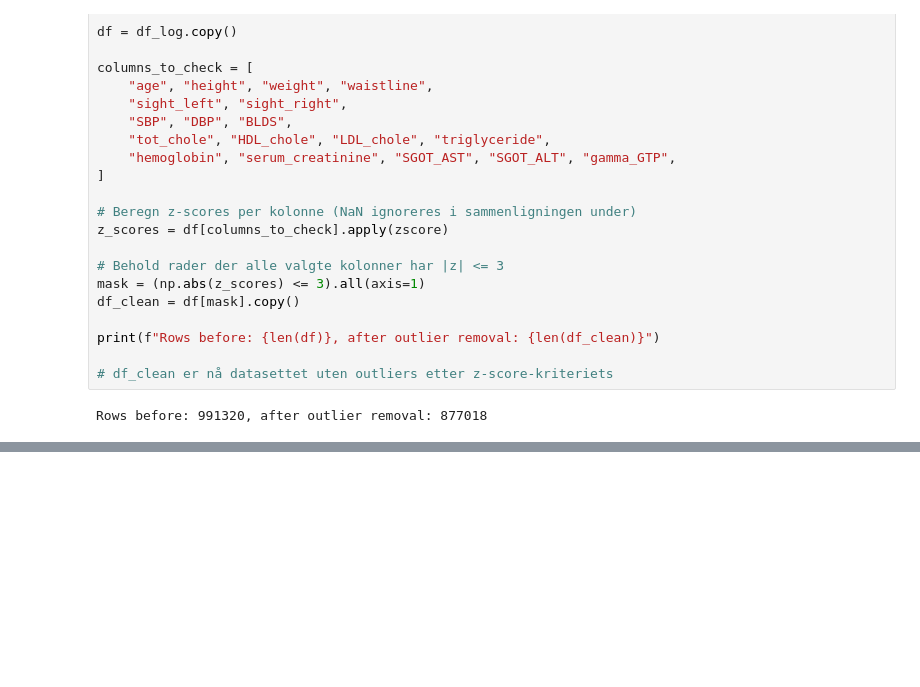
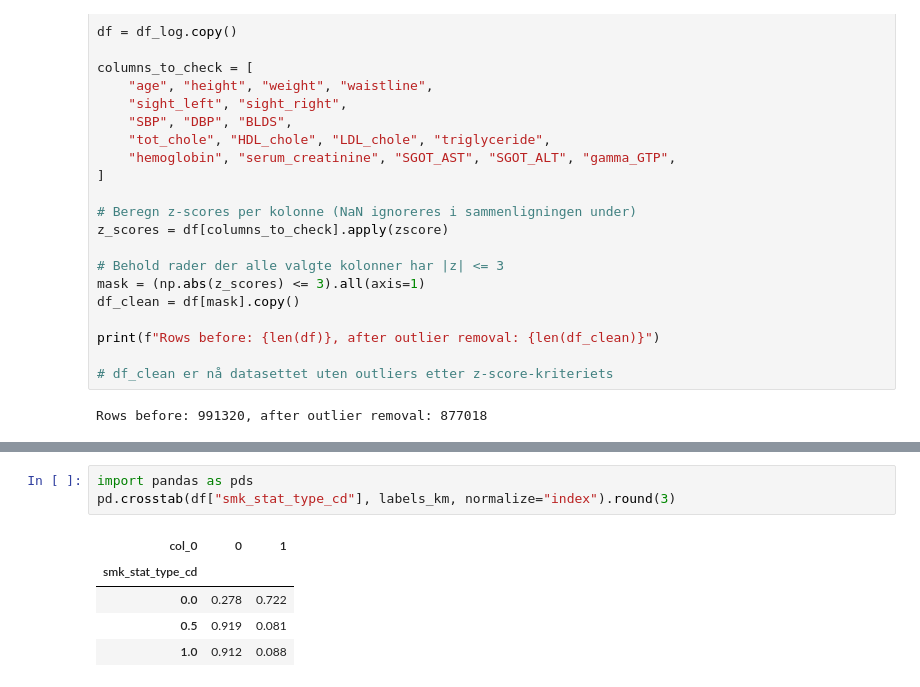
Before and after one commit to Oddvar112/IT3212-Datadrevet-Programvare, a Jupyter notebook: oppgave_4/Task42.ipynb, the cells around one changed output, grey strips where cells are left out. Drawn from its saved outputs; the diff is of its cells as text; blank space fills up the shorter version.

```diff
--- a/oppgave_4/Task42.ipynb
+++ b/oppgave_4/Task42.ipynb
@@ -486,0 +411,9 @@ if all(col in df.columns for col in ["smk_stat_type_cd", "drk_yn"]):
+# %%
+import pandas as pds
+pd.crosstab(df["smk_stat_type_cd"], labels_km, normalize="index").round(3)
+# %% [output]
+| col_0 | 0 | 1 |
+| smk_stat_type_cd |  |  |
+| 0.0 | 0.278 | 0.722 |
+| 0.5 | 0.919 | 0.081 |
+| 1.0 | 0.912 | 0.088 |
```
Also changed, not shown: parts of 10 cells of this notebook.
